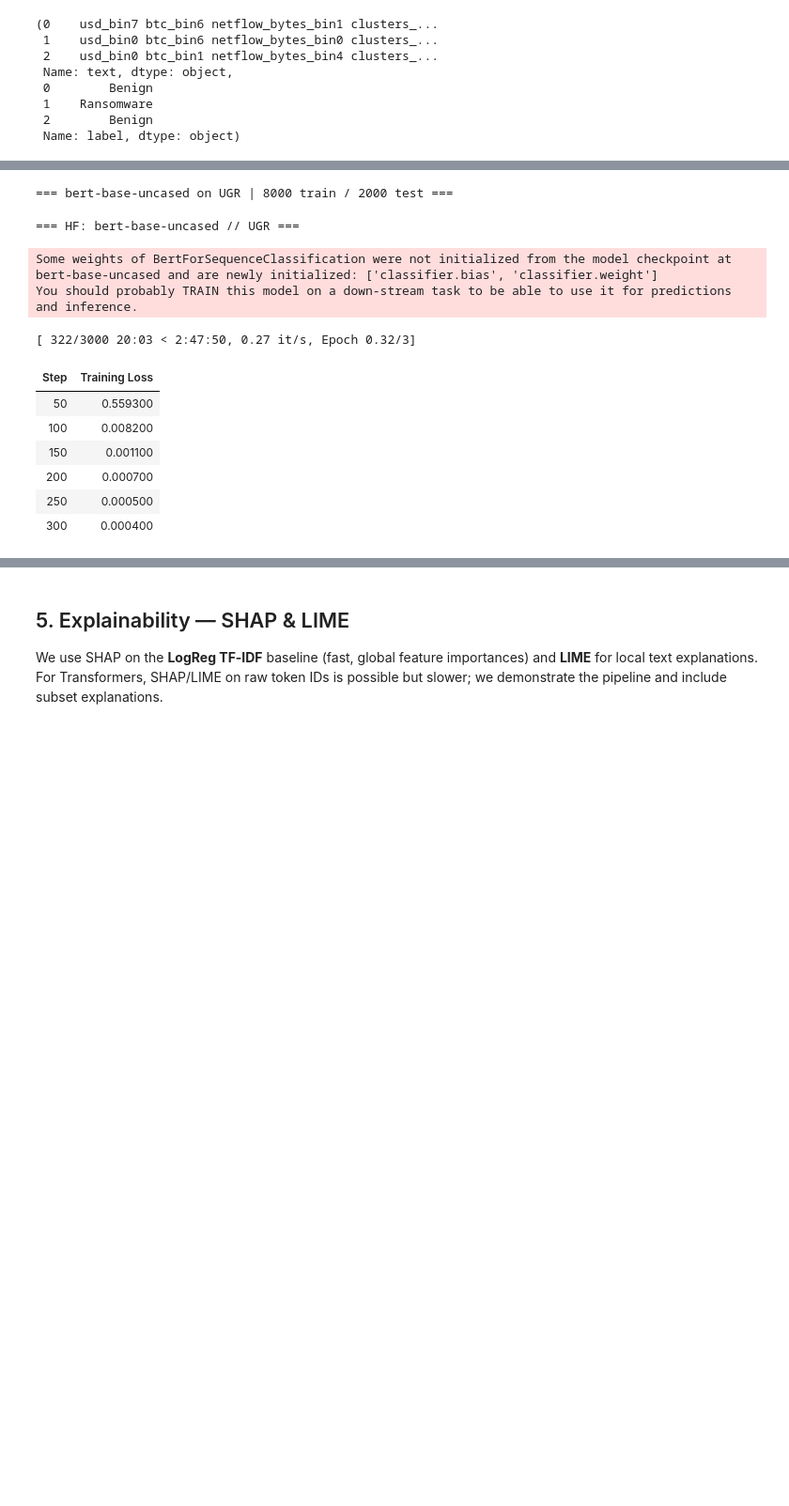
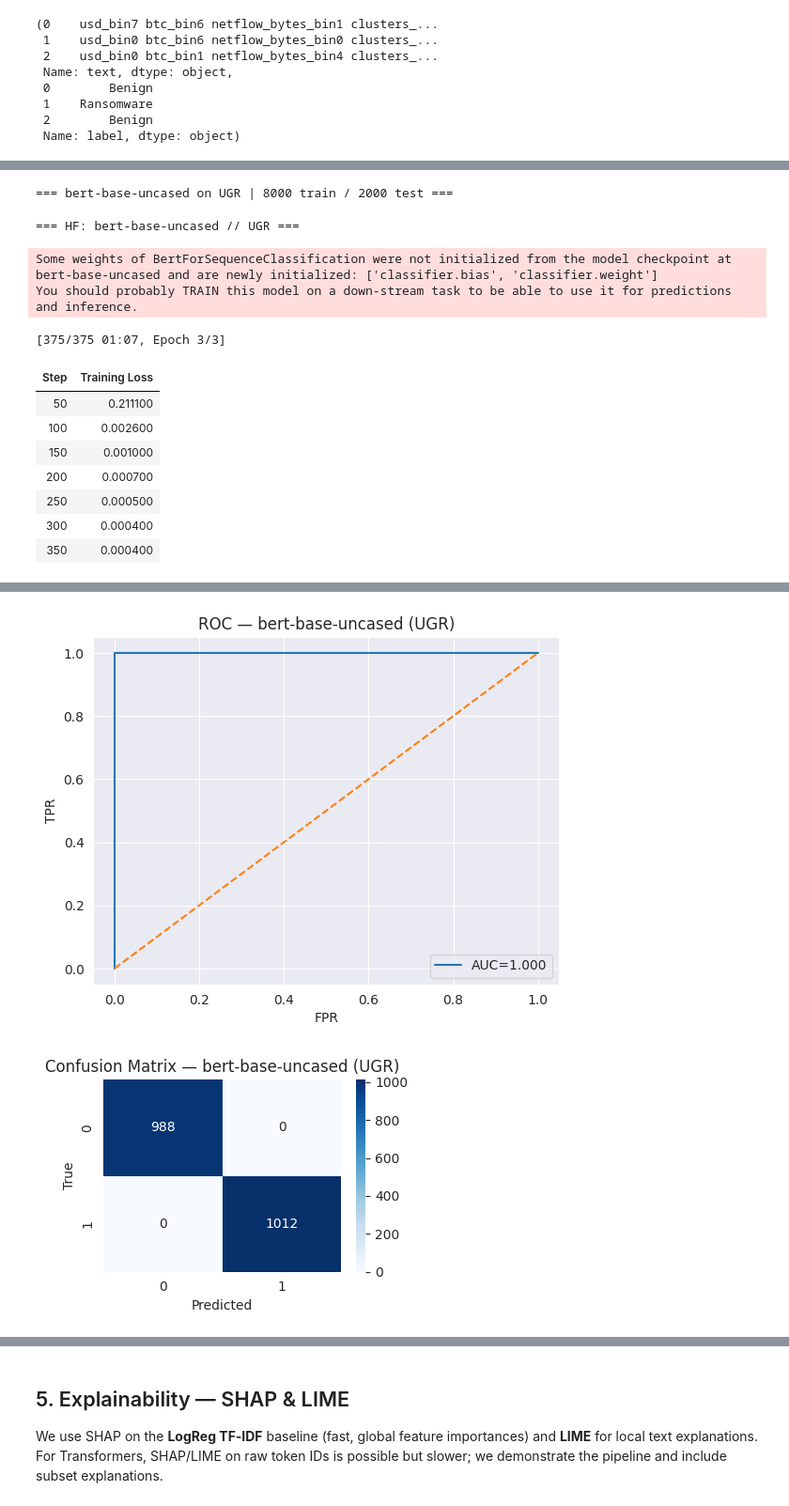
Before and after one commit to SeKiZo0/INF_791_Assignment_4, a Jupyter notebook: The_Cognito_Quartet_Notebook.ipynb, the cells around one changed output, grey strips where cells are left out. Shown at 94% size. Drawn from its saved outputs; the diff is of its cells as text; code cells hidden in the pictures; blank space fills up the shorter version.

```diff
--- a/The_Cognito_Quartet_Notebook.ipynb
+++ b/The_Cognito_Quartet_Notebook.ipynb
@@ -825,39 +903,49 @@ for model_name in LLM_MODELS:
                           ("PM", (Xtr_pm, ytr_pm, Xte_pm, yte_pm))]:
         Xtr, ytr, Xte, yte = pack
         print(f"\n=== {model_name} on {ds_name} | {len(Xtr)} train / {len(Xte)} test ===")
         try:
-            res = train_hf(model_name, Xtr, ytr, Xte, yte, title=ds_name, bs=8)
+            # Let train_hf use optimized batch size
+            res = train_hf(model_name, Xtr, ytr, Xte, yte, title=ds_name)
             llm_results[(model_name, ds_name)] = res
 
             metrics = res.get("metrics", {})
             rows.append({
                 "model": model_name,
                 "dataset": ds_name,
                 "acc": _m(metrics, "accuracy"),
                 "f1":  _m(metrics, "f1"),
                 "roc_auc": res.get("roc_auc", np.nan),
                 "time_s": float(res.get("time_s", np.nan)),
             })
         except Exception as e:
             print(f"[ERROR] {model_name} on {ds_name}: {e.__class__.__name__}: {e}")
             traceback.print_exc(limit=2)
         finally:
+            # Aggressive GPU memory cleanup between runs
             gc.collect()
+            if torch.cuda.is_available():
+                torch.cuda.empty_cache()
+                torch.cuda.synchronize()
 
 elapsed = time.time() - t0_all
 results_df = pd.DataFrame(rows).sort_values(["dataset","f1"], ascending=[True, False]).reset_index(drop=True)
-print(f"\nFinished all runs in {elapsed:.1f}s")
+print(f"\n{'='*60}")
+print(f"✓ Finished all runs in {elapsed:.1f}s")
+if DEVICE == "cuda":
+    print(f"✓ GPU acceleration enabled - significant speedup achieved!")
+print(f"{'='*60}\n")
 display(results_df if not results_df.empty else pd.DataFrame({"note":["No successful runs yet"]}))
 # %% [output]
 === bert-base-uncased on UGR | 8000 train / 2000 test ===
 === HF: bert-base-uncased // UGR ===
 Some weights of BertForSequenceClassification were not initialized from the model checkpoint at bert-base-uncased and are newly initialized: ['classifier.bias', 'classifier.weight']
 You should probably TRAIN this model on a down-stream task to be able to use it for predictions and inference.
-[ 322/3000 20:03 < 2:47:50, 0.27 it/s, Epoch 0.32/3]
+[375/375 01:07, Epoch 3/3]
 | Step | Training Loss |
-| 50 | 0.559300 |
-| 100 | 0.008200 |
-| 150 | 0.001100 |
+| 50 | 0.211100 |
+| 100 | 0.002600 |
+| 150 | 0.001000 |
 | 200 | 0.000700 |
 | 250 | 0.000500 |
 | 300 | 0.000400 |
+| 350 | 0.000400 |
@@ -863,0 +953,2 @@ You should probably TRAIN this model on a down-stream task to be able to use it
+[figure, added]
+[figure, added]
```
Also changed, not shown: parts of 11 cells of this notebook.
